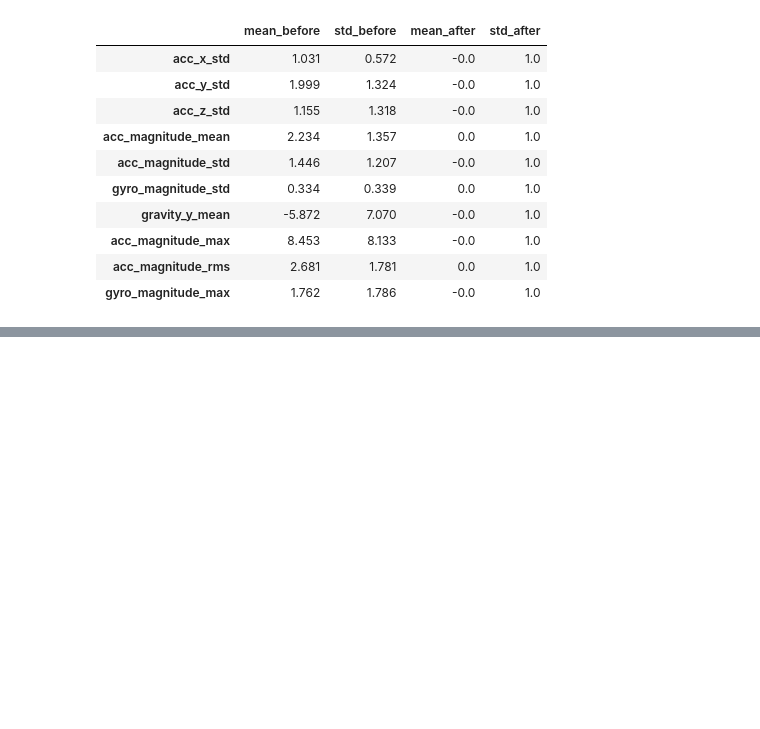
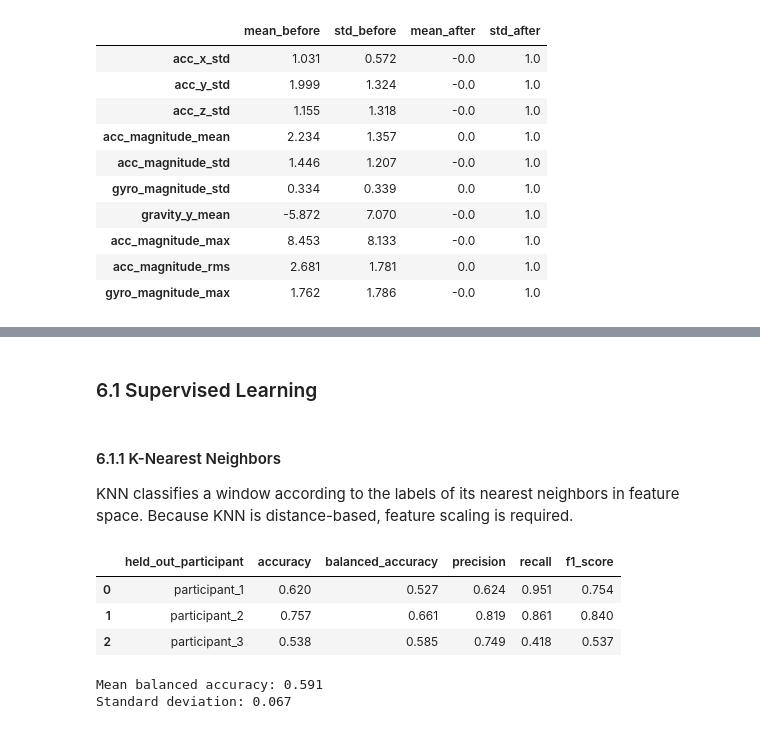
Before and after one commit to xinran-2/Pavement-smoothness-detection-model, a Jupyter notebook: notebooks/Project_pipeline.ipynb, the cells around one changed output, grey strips where cells are left out. Drawn from its saved outputs; the diff is of its cells as text; code cells hidden in the pictures; blank space fills up the shorter version.

```diff
--- a/notebooks/Project_pipeline.ipynb
+++ b/notebooks/Project_pipeline.ipynb
@@ -738,0 +763,2 @@ Scaled test shape: (546, 10)
+# %% [markdown]
+### 6.1 Supervised Learning
@@ -738,0 +863,75 @@ Scaled test shape: (546, 10)
+# %% [markdown]
+#### 6.1.1 K-Nearest Neighbors
+
+KNN classifies a window according to the labels of its nearest neighbors in feature space. Because KNN is distance-based, feature scaling is required.
+# %%
+knn_pipeline = Pipeline([
+    (
+        "feature_selection",
+        SelectKBest(
+            score_func=compute_mutual_information,
+            k=10
+        )
+    ),
+    (
+        "scaler",
+        StandardScaler()
+    ),
+    (
+        "knn",
+        KNeighborsClassifier()
+    )
+])
+
+knn_parameters = {
+    "knn__n_neighbors":
+        [3, 5, 7, 9, 11, 15, 21]
+}
+
+knn_results, knn_true, knn_pred = (
+    evaluate_loso_model(
+        model_name="KNN",
+        pipeline=knn_pipeline,
+        parameter_grid=knn_parameters
+    )
+)
+
+display(
+    knn_results[
+        [
+            "held_out_participant",
+            "accuracy",
+            "balanced_accuracy",
+            "precision",
+            "recall",
+            "f1_score"
+        ]
+    ].round(3)
+)
+
+print(
+    "Mean balanced accuracy:",
+    round(
+        knn_results[
+            "balanced_accuracy"
+        ].mean(),
+        3
+    )
+)
+
+print(
+    "Standard deviation:",
+    round(
+        knn_results[
+            "balanced_accuracy"
+        ].std(),
+        3
+    )
+)
+# %% [output]
+|  | held_out_participant | accuracy | balanced_accuracy | precision | recall | f1_score |
+| 0 | participant_1 | 0.620 | 0.527 | 0.624 | 0.951 | 0.754 |
+| 1 | participant_2 | 0.757 | 0.661 | 0.819 | 0.861 | 0.840 |
+| 2 | participant_3 | 0.538 | 0.585 | 0.749 | 0.418 | 0.537 |
+Mean balanced accuracy: 0.591
+Standard deviation: 0.067
```
Also changed, not shown: parts of 21 cells of this notebook.
